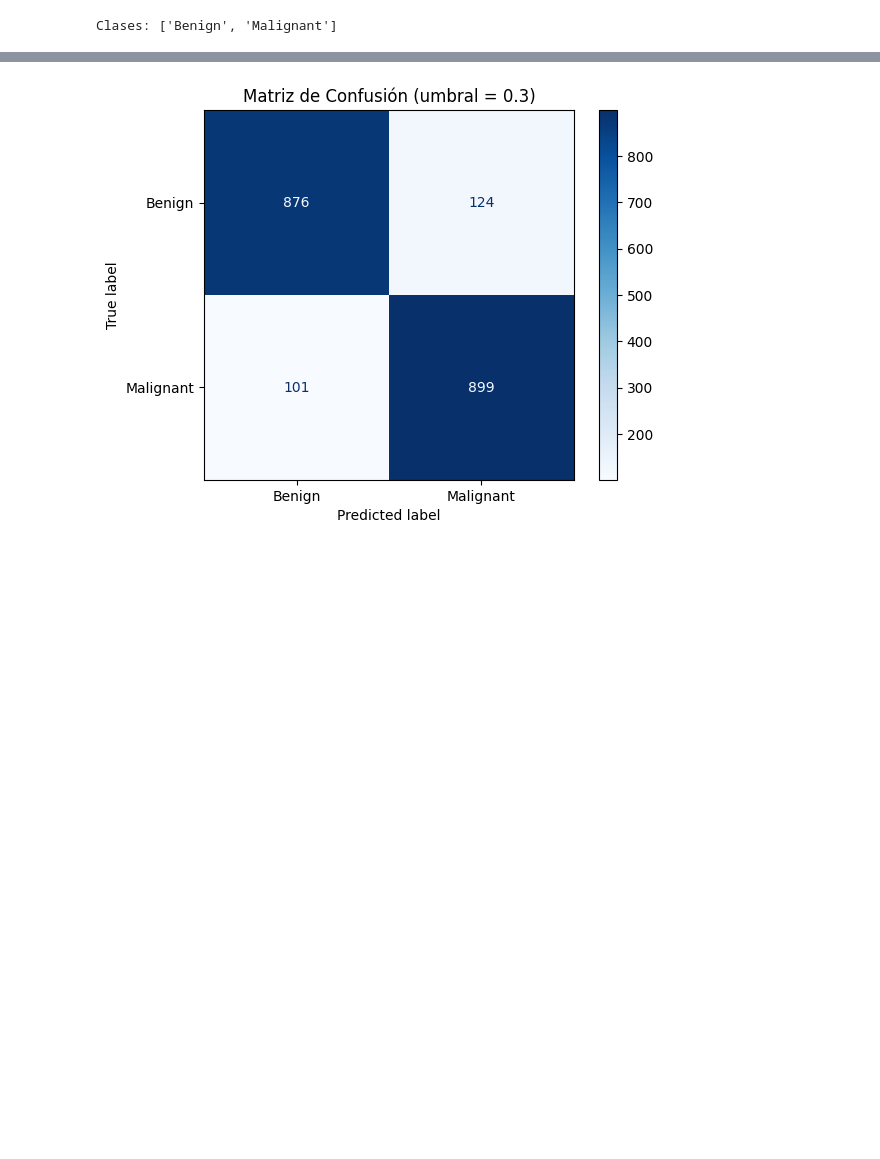
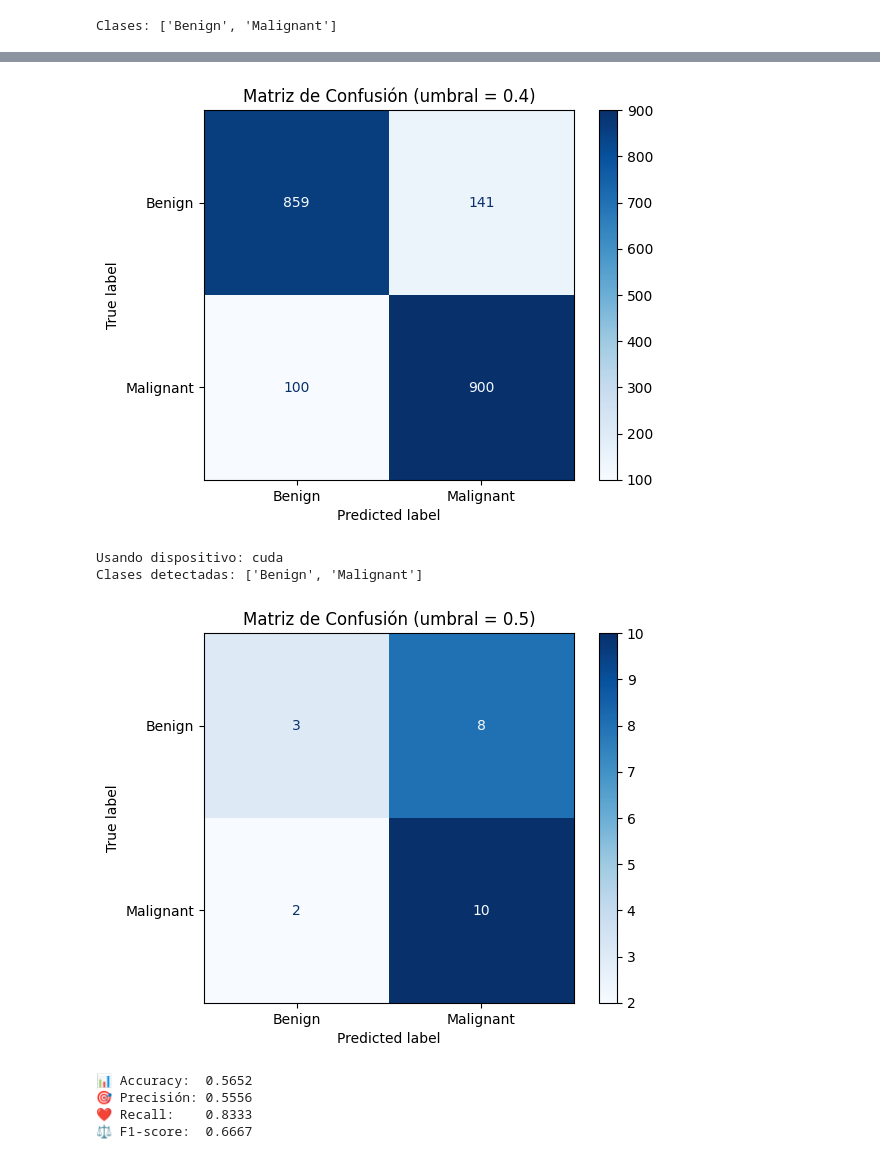
Before and after one commit to josean9/Caso1.-Detecci-n-de-melanomas, a Jupyter notebook: notebooks/notebook2.ipynb, the cells around one changed output, grey strips where cells are left out. Cells and saved outputs as stored; diff of their text form; code cells hidden in the pictures; blank space fills up the shorter version.

```diff
--- a/notebooks/notebook2.ipynb
+++ b/notebooks/notebook2.ipynb
@@ -255,7 +256,7 @@ model.eval()
 all_preds = []
 all_labels = []
 
-umbral = 0.3
+umbral = 0.4
 # Ejemplo: 0.5 = normal, 0.4 = más propenso a decir "maligno"
 
 with torch.no_grad():
@@ -282,4 +283,80 @@ disp.plot(cmap=plt.cm.Blues)
 plt.title(f"Matriz de Confusión (umbral = {umbral})")
 plt.show()
 # %% [output]
-[figure, old version]
+[figure, new version]
+# %%
+import torch
+from torchvision import datasets
+from torch.utils.data import DataLoader
+from sklearn.metrics import confusion_matrix, ConfusionMatrixDisplay
+import matplotlib.pyplot as plt
+import numpy as np
+
+# --- Configuración del dispositivo ---
+device = torch.device("cuda" if torch.cuda.is_available() else "cpu")
+print("Usando dispositivo:", device)
+
+# --- Cargar dataset desde las carpetas locales ---
+data_dir = r"C:\Users\josit\Downloads\onl_images\onl_images"
+
+test_data_custom = datasets.ImageFolder(
+    root=data_dir,
+    transform=transform_full  # Usa las mismas transformaciones que en entrenamiento
+)
+
+test_loader_custom = DataLoader(test_data_custom, batch_size=32, shuffle=False)
+
+print("Clases detectadas:", test_data_custom.classes)
+
+# --- Evaluación y matriz de confusión ---
+model.eval()
+all_preds = []
+all_labels = []
+
+umbral = 0.5  # puedes modificarlo para ajustar sensibilidad
+
+with torch.no_grad():
+    for images, labels in test_loader_custom:
+        images = images.float().to(device)
+        labels = labels.to(device)
+
+        outputs = model(images)
+        probs = torch.softmax(outputs, dim=1)
+
+        # Probabilidad de la clase "malignant" (índice 1)
+        malignant_probs = probs[:, 1]
+
+        # Predicción según umbral
+        preds = (malignant_probs > umbral).long()
+
+        all_preds.extend(preds.cpu().numpy())
+        all_labels.extend(labels.cpu().numpy())
+
+# --- Matriz de confusión ---
+cm = confusion_matrix(all_labels, all_preds)
+disp = ConfusionMatrixDisplay(confusion_matrix=cm, display_labels=test_data_custom.classes)
+
+disp.plot(cmap=plt.cm.Blues)
+plt.title(f"Matriz de Confusión (umbral = {umbral})")
+plt.show()
+
+# --- Métricas opcionales ---
+from sklearn.metrics import accuracy_score, precision_score, recall_score, f1_score
+
+acc = accuracy_score(all_labels, all_preds)
+prec = precision_score(all_labels, all_preds)
+rec = recall_score(all_labels, all_preds)
+f1 = f1_score(all_labels, all_preds)
+
+print(f"📊 Accuracy:  {acc:.4f}")
+print(f"🎯 Precisión: {prec:.4f}")
+print(f"❤️ Recall:    {rec:.4f}")
+print(f"⚖️ F1-score:  {f1:.4f}")
+# %% [output]
+Usando dispositivo: cuda
+Clases detectadas: ['Benign', 'Malignant']
+[figure, added]
+📊 Accuracy:  0.5652
+🎯 Precisión: 0.5556
+❤️ Recall:    0.8333
+⚖️ F1-score:  0.6667
```
Also changed, not shown: parts of 2 cells of this notebook, 2 other files.
